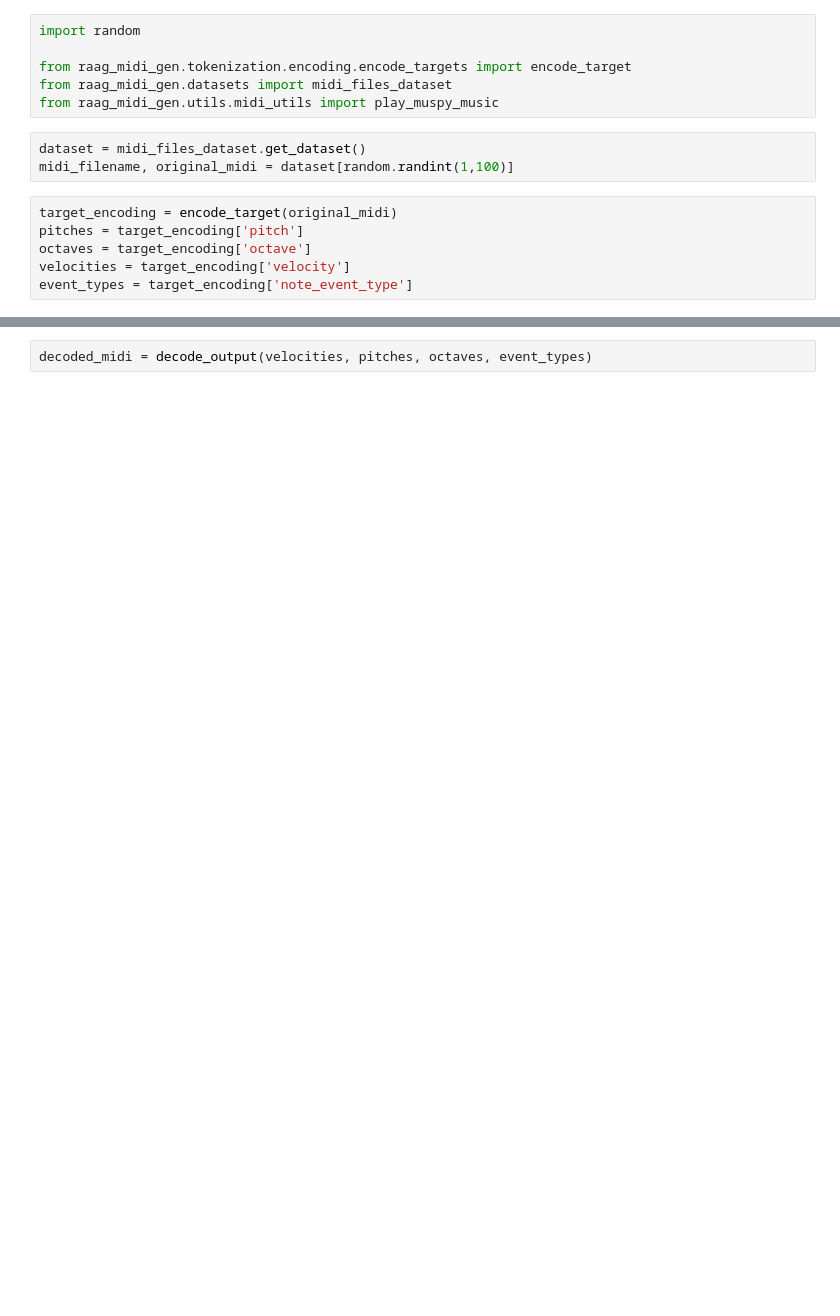
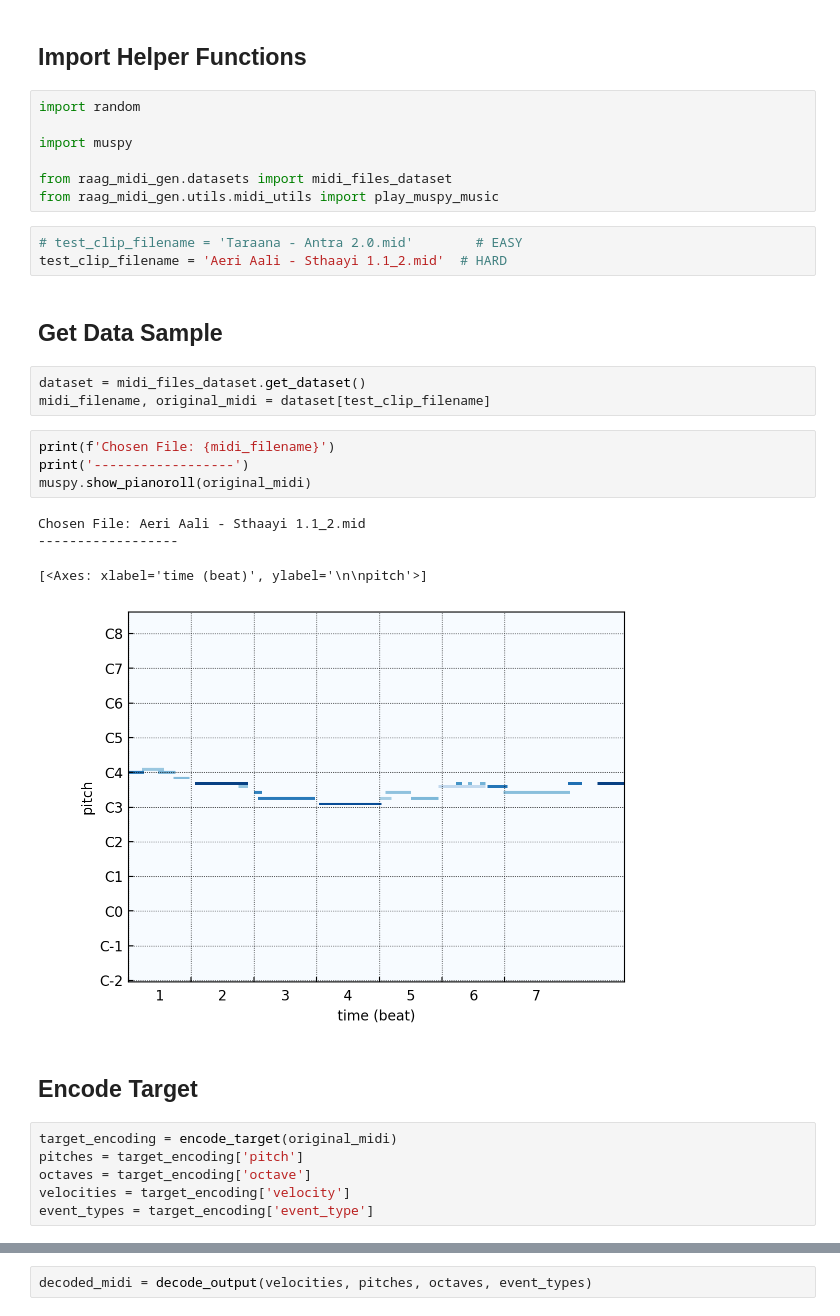
Before and after one commit to RishabhMalviya/raag-midi-gen, a Jupyter notebook: experiments/notebooks/Outputs.ipynb, the cells around one changed output, grey strips where cells are left out. Saved outputs shown, nothing was run; the diff lists cells and outputs as text; blank space fills up the shorter version.

Commit message:
finish refactoring encoding/decoding and tokenization

```diff
--- a/experiments/notebooks/Outputs.ipynb
+++ b/experiments/notebooks/Outputs.ipynb
@@ -5,15 +8,34 @@ from raag_midi_gen.tokenization.decoding.decode_outputs import decode_output
+# %% [markdown]
+## Import Helper Functions
 # %%
 import random
 
-from raag_midi_gen.tokenization.encoding.encode_targets import encode_target
+import muspy
+
 from raag_midi_gen.datasets import midi_files_dataset
 from raag_midi_gen.utils.midi_utils import play_muspy_music
+# %%
+# test_clip_filename = 'Taraana - Antra 2.0.mid'        # EASY
+test_clip_filename = 'Aeri Aali - Sthaayi 1.1_2.mid'  # HARD
+# %% [markdown]
+## Get Data Sample
 # %%
 dataset = midi_files_dataset.get_dataset()
-midi_filename, original_midi = dataset[random.randint(1,100)]
+midi_filename, original_midi = dataset[test_clip_filename]
+# %%
+print(f'Chosen File: {midi_filename}')
+print('------------------')
+muspy.show_pianoroll(original_midi)
+# %% [output]
+Chosen File: Aeri Aali - Sthaayi 1.1_2.mid
+------------------
+[<Axes: xlabel='time (beat)', ylabel='\n\npitch'>]
+[figure, added]
+# %% [markdown]
+## Encode Target
 # %%
 target_encoding = encode_target(original_midi)
 pitches = target_encoding['pitch']
 octaves = target_encoding['octave']
 velocities = target_encoding['velocity']
-event_types = target_encoding['note_event_type']
+event_types = target_encoding['event_type']
```
Also changed, not shown: parts of 17 cells of this notebook, 15 other files.
